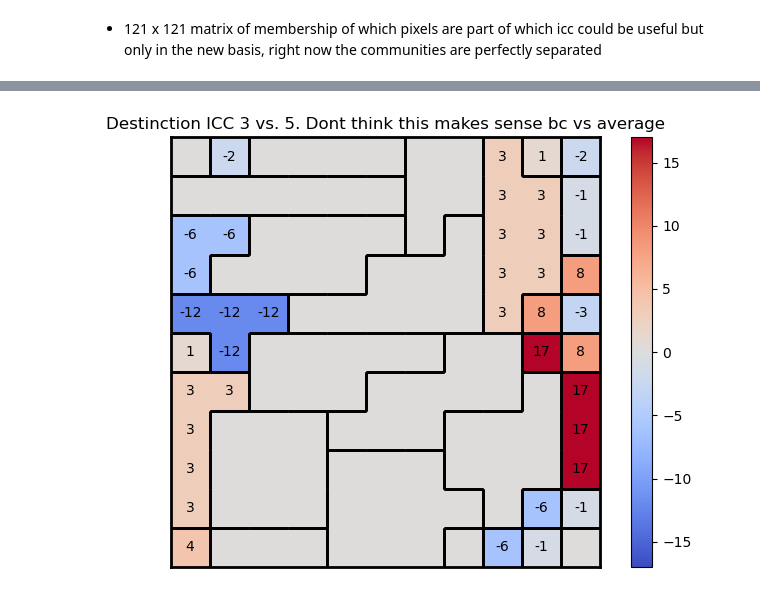
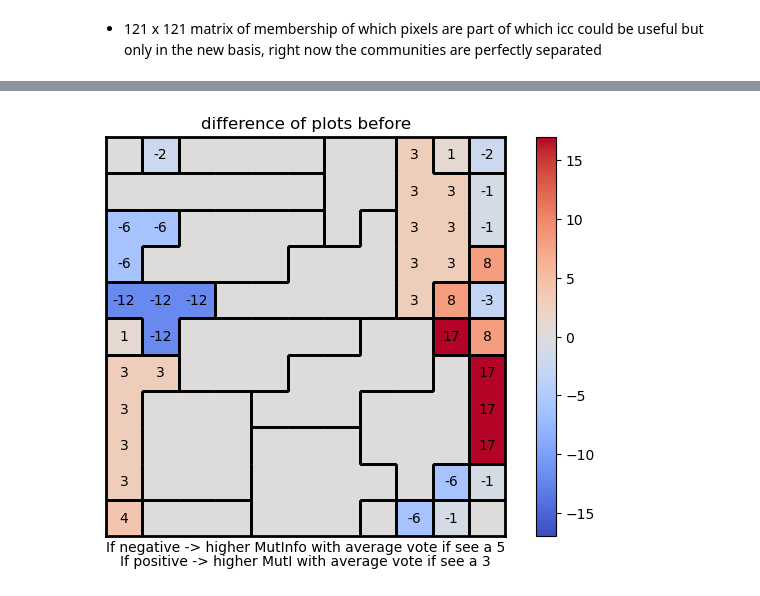
Before and after one commit to PaulHosek/MCM_classifier, a Jupyter notebook: Classifier_1/classifier/bin/paper_plots.ipynb, the cells around one changed output, grey strips where cells are left out. Drawn from its saved outputs; the diff is of its cells as text; code cells hidden in the pictures.

Commit message:
new MI plots + function. also did mcm0 and mcm1 now

```diff
--- a/Classifier_1/classifier/bin/paper_plots.ipynb
+++ b/Classifier_1/classifier/bin/paper_plots.ipynb
@@ -27,7 +27,7 @@ test_labels = load_labels("../INPUT/data/test-labels-uniform.txt").astype(int)
 classifier = MCM_Classifier(n_categories, n_variables, mcm_filename_format, data_filename_format, data_path, communities_path)
 
 # Step 2: Train
-classifier.fit(greedy=True, maxs[idx]s[idx]s[idx]_iter=1000000, max_no_improvement=100000)
+classifier.fit(greedy=True, max_iter=1000000, max_no_improvement=100000)
 
 
 # Step 3: Evaluate
@@ -108,0 +174,29 @@ importlib.reload(myplot)
+# %%
+pastel_cmap = myplot.create_pastel_cmap(121)
+borders_3 = myplot.find_borders(mcm3_comms_map)
+comms_3 = mcm3_comms_map.astype(int) #TODO use the values here that indicate how indicative this ICC is
+
+borders_5 = myplot.find_borders(mcm5_comms_map)
+comms_5 = mcm5_comms_map.astype(int) #TODO use t
+
+# Create subplots
+fig, axs = plt.subplots(1, 2, figsize=(12, 6))
+
+# Plot for MCM 3
+axs[0].set_title("Communities in MCM 3")
+myplot.draw_all_borders(borders_3,ax=axs[0])
+myplot.draw_all_values(comms_3,ax=axs[0])
+axs[0].imshow(mcm3_comms_map, cmap=pastel_cmap)
+axs[0].set_xticks([])
+axs[0].set_yticks([])
+
+# Plot for MCM 5
+axs[1].set_title("Communities in MCM 5")
+myplot.draw_all_borders(borders_5,ax=axs[1])
+myplot.draw_all_values(comms_5,ax=axs[1])
+axs[1].imshow(mcm5_comms_map, cmap=pastel_cmap)
+axs[1].set_xticks([])
+axs[1].set_yticks([])
+
+plt.tight_layout()
+plt.show()
@@ -171,28 +283,30 @@ plt.show()
 # %%
 #  mutual information between MI(icc_vote, average_vote)
 # NOTE: final MCM probability is product not sum so maybe average vote is not fair
 # given a 3, calculate the MI(icc_vote, vs average vote)
 
 selected = [3, 5]
-nr_comms = np.max(comms)+1
+nr_comms = np.max(comms_3)+1
 
 plt.figure()
 # plt.title("Difference in MI class3 -class5 for icc in MCM3 vs. average")
-plt.title("Destinction ICC 3 vs. 5. Dont think this makes sense bc vs average")
-P_m3_c3 = all_P_icc[:,:,3]
-P_m3_c5 = all_P_icc[:,:,5]
+plt.title("difference of plots before")
+P_m3_c3 = all_P_icc_3[:,:,3]
+P_m3_c5 = all_P_icc_3[:,:,5]
 # Average vs. Individual predicted label
 out1 = np.zeros(nr_comms)
 out2 = np.zeros(nr_comms)
 for i in range(nr_comms):
     out1[i]=normalized_mutual_info_score(np.where(P_m3_c3.mean(axis=0)>=0.5,1,0),np.where(P_m3_c3[i,:]>=0.5,1,0))
     out2[i]=normalized_mutual_info_score(np.where(P_m3_c5.mean(axis=0)>=0.5,1,0),np.where(P_m3_c5[i,:]>=0.5,1,0))
 
 # mi_matrix = (out1[comms]*100).round(1)
-mi_matrix = ((out1[comms] -out2[comms])*100).astype(int)
+mi_matrix = ((out1[comms_3] -out2[comms_3])*100).astype(int)
+plt.text(5,11, f"If negative -> higher MutInfo with average vote if see a 5", ha="center", va="bottom") # note vote not adjusted for number of pixels
+plt.text(5,11+0.4, f"If positive -> higher MutI with average vote if see a 3", ha="center", va="bottom") # note vote not adjusted for number of pixels
 
-myplot.partition_map(plt.gca(),mi_matrix,mi_matrix,borders,drawing_cond=lambda x: x!=0)
+myplot.partition_map(plt.gca(),mi_matrix,mi_matrix,borders_3,drawing_cond=lambda x: x!=0)
 plt.tight_layout()
 plt.show()
 # %% [output]
-[figure, old version]
+[figure, new version]
```
Also changed, not shown: parts of 18 cells of this notebook, 13 other files.
